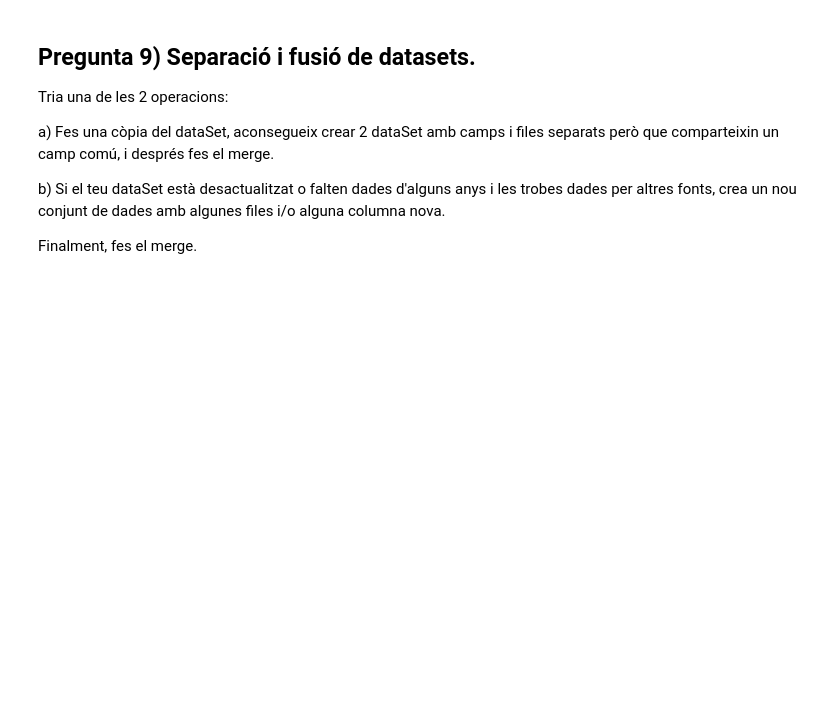
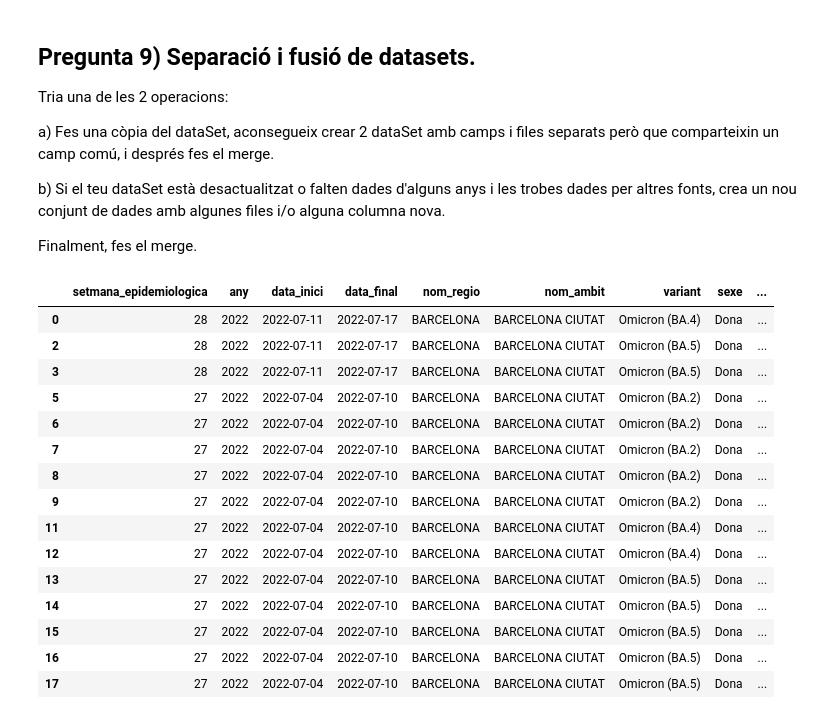
Before and after one commit to miquelamorosaldev/dawbio2-m14-bioinformatica-curs2022-2023-uf1-uf2, a Jupyter notebook: A026_PracticaExemple_Covid19Variants/exemplept1-profes.ipynb, the cells around one changed output. Drawn from its saved outputs; the diff is of its cells as text; code cells hidden in the pictures; blank space fills up the shorter version.

```diff
--- a/A026_PracticaExemple_Covid19Variants/exemplept1-profes.ipynb
+++ b/A026_PracticaExemple_Covid19Variants/exemplept1-profes.ipynb
@@ -462,3 +472,36 @@ a) Fes una còpia del dataSet, aconsegueix crear 2 dataSet amb camps i files sep
 b) Si el teu dataSet està desactualitzat o falten dades d'alguns anys i les trobes dades per altres fonts, crea un nou conjunt de dades amb algunes files i/o alguna columna nova.
 
 Finalment, fes el merge.
+# %%
+# Separem un dataframe en 2
+
+df_seqvariants_covid_men = df_seqvariants_covid
+
+df_seqvariants_covid_women = copy.deepcopy(df_seqvariants_covid_men)
+
+mask_men = (df_seqvariants_covid_men['sexe'] == 'Home')
+df_seqvariants_covid_men = df_seqvariants_covid_men.loc[mask_men]
+
+mask_women = (df_seqvariants_covid_women['sexe'] == 'Dona')
+df_seqvariants_covid_women = df_seqvariants_covid_women.loc[mask_women]
+
+display(df_seqvariants_covid_women.head(15))
+
+# Ara, ajuntem els dataframes en un amb el join.
+# %% [output]
+|  | setmana_epidemiologica | any | data_inici | data_final | nom_regio | nom_ambit | variant | sexe | ... |
+| 0 | 28 | 2022 | 2022-07-11 | 2022-07-17 | BARCELONA | BARCELONA CIUTAT | Omicron (BA.4) | Dona | ... |
+| 2 | 28 | 2022 | 2022-07-11 | 2022-07-17 | BARCELONA | BARCELONA CIUTAT | Omicron (BA.5) | Dona | ... |
+| 3 | 28 | 2022 | 2022-07-11 | 2022-07-17 | BARCELONA | BARCELONA CIUTAT | Omicron (BA.5) | Dona | ... |
+| 5 | 27 | 2022 | 2022-07-04 | 2022-07-10 | BARCELONA | BARCELONA CIUTAT | Omicron (BA.2) | Dona | ... |
+| 6 | 27 | 2022 | 2022-07-04 | 2022-07-10 | BARCELONA | BARCELONA CIUTAT | Omicron (BA.2) | Dona | ... |
+| 7 | 27 | 2022 | 2022-07-04 | 2022-07-10 | BARCELONA | BARCELONA CIUTAT | Omicron (BA.2) | Dona | ... |
+| 8 | 27 | 2022 | 2022-07-04 | 2022-07-10 | BARCELONA | BARCELONA CIUTAT | Omicron (BA.2) | Dona | ... |
+| 9 | 27 | 2022 | 2022-07-04 | 2022-07-10 | BARCELONA | BARCELONA CIUTAT | Omicron (BA.2) | Dona | ... |
+| 11 | 27 | 2022 | 2022-07-04 | 2022-07-10 | BARCELONA | BARCELONA CIUTAT | Omicron (BA.4) | Dona | ... |
+| 12 | 27 | 2022 | 2022-07-04 | 2022-07-10 | BARCELONA | BARCELONA CIUTAT | Omicron (BA.4) | Dona | ... |
+| 13 | 27 | 2022 | 2022-07-04 | 2022-07-10 | BARCELONA | BARCELONA CIUTAT | Omicron (BA.5) | Dona | ... |
+| 14 | 27 | 2022 | 2022-07-04 | 2022-07-10 | BARCELONA | BARCELONA CIUTAT | Omicron (BA.5) | Dona | ... |
+| 15 | 27 | 2022 | 2022-07-04 | 2022-07-10 | BARCELONA | BARCELONA CIUTAT | Omicron (BA.5) | Dona | ... |
+| 16 | 27 | 2022 | 2022-07-04 | 2022-07-10 | BARCELONA | BARCELONA CIUTAT | Omicron (BA.5) | Dona | ... |
+| 17 | 27 | 2022 | 2022-07-04 | 2022-07-10 | BARCELONA | BARCELONA CIUTAT | Omicron (BA.5) | Dona | ... |
```
Also changed, not shown: parts of 3 cells of this notebook.
